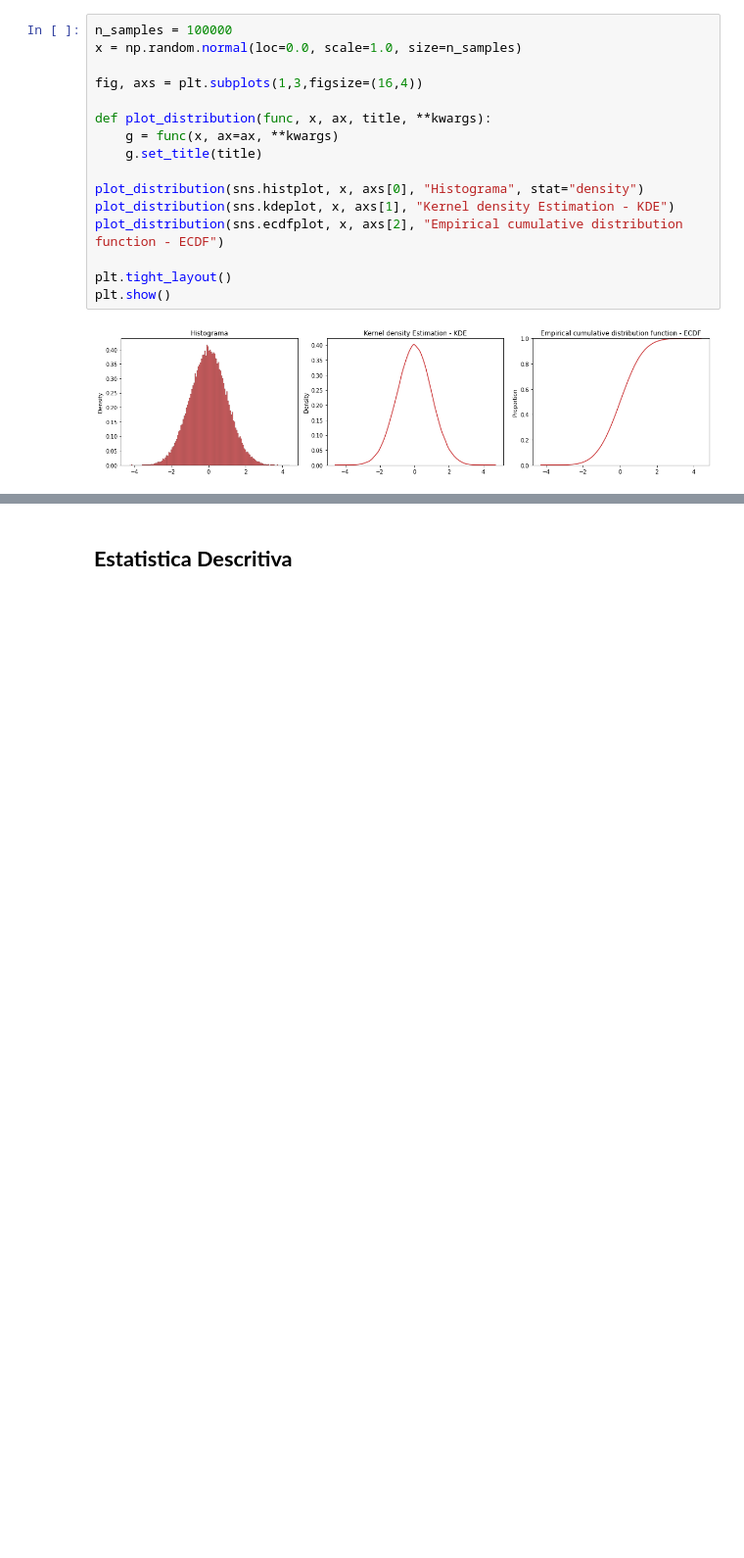
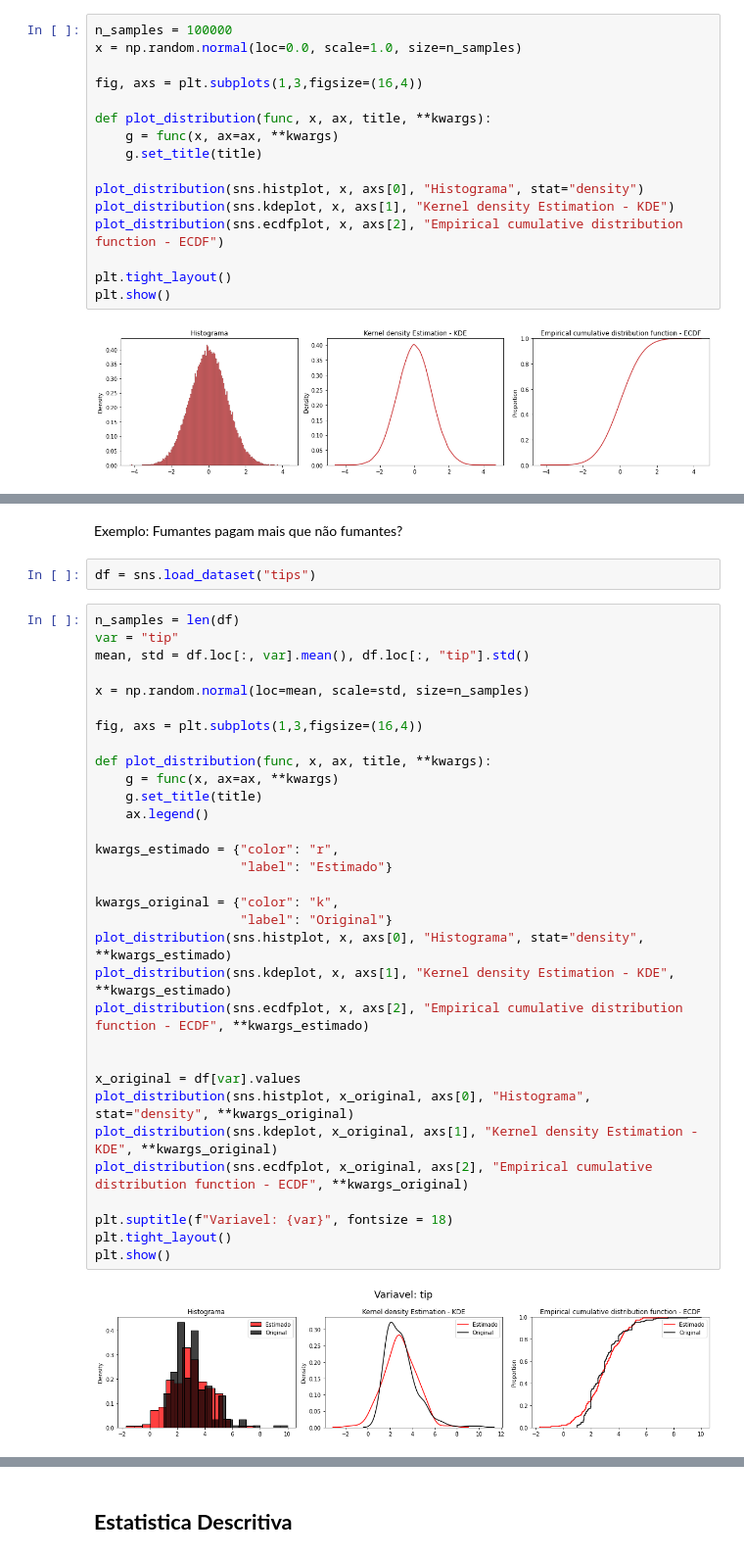
Before and after one commit to rocabrera/curso_ml, a Jupyter notebook: semana_4/intro_estatistica_descritiva_gabarito.ipynb, the cells around one changed output, grey strips where cells are left out. Shown at 98% size. Cells and saved outputs as stored; diff of their text form; blank space fills up the shorter version.

```diff
--- a/semana_4/intro_estatistica_descritiva_gabarito.ipynb
+++ b/semana_4/intro_estatistica_descritiva_gabarito.ipynb
@@ -246,3 +246,41 @@ plt.show()
 Na distribuição normal, os dados são distribuídos de forma muito particular, tal que o **desvio padrão** determina a proporção de dados em cada faixa:
 
 <center><img src="figures/normal_distribution.png" align="center" width=450/></center>
+# %% [markdown]
+Exemplo: Fumantes pagam mais que não fumantes?
+# %%
+df = sns.load_dataset("tips")
+# %%
+n_samples = len(df)
+var = "tip"
+mean, std = df.loc[:, var].mean(), df.loc[:, "tip"].std()
+
+x = np.random.normal(loc=mean, scale=std, size=n_samples)
+
+fig, axs = plt.subplots(1,3,figsize=(16,4))
+
+def plot_distribution(func, x, ax, title, **kwargs):
+    g = func(x, ax=ax, **kwargs)
+    g.set_title(title)
+    ax.legend()
+
+kwargs_estimado = {"color": "r",
+                   "label": "Estimado"}
+
+kwargs_original = {"color": "k",
+                   "label": "Original"}
+plot_distribution(sns.histplot, x, axs[0], "Histograma", stat="density", **kwargs_estimado)
+plot_distribution(sns.kdeplot, x, axs[1], "Kernel density Estimation - KDE", **kwargs_estimado)
+plot_distribution(sns.ecdfplot, x, axs[2], "Empirical cumulative distribution function - ECDF", **kwargs_estimado)
+
+
+x_original = df[var].values
+plot_distribution(sns.histplot, x_original, axs[0], "Histograma", stat="density", **kwargs_original)
+plot_distribution(sns.kdeplot, x_original, axs[1], "Kernel density Estimation - KDE", **kwargs_original)
+plot_distribution(sns.ecdfplot, x_original, axs[2], "Empirical cumulative distribution function - ECDF", **kwargs_original)
+
+plt.suptitle(f"Variavel: {var}", fontsize = 18)
+plt.tight_layout()
+plt.show()
+# %% [output]
+[figure, added]
```
Also changed, not shown: parts of 11 cells of this notebook, 8 other files.
